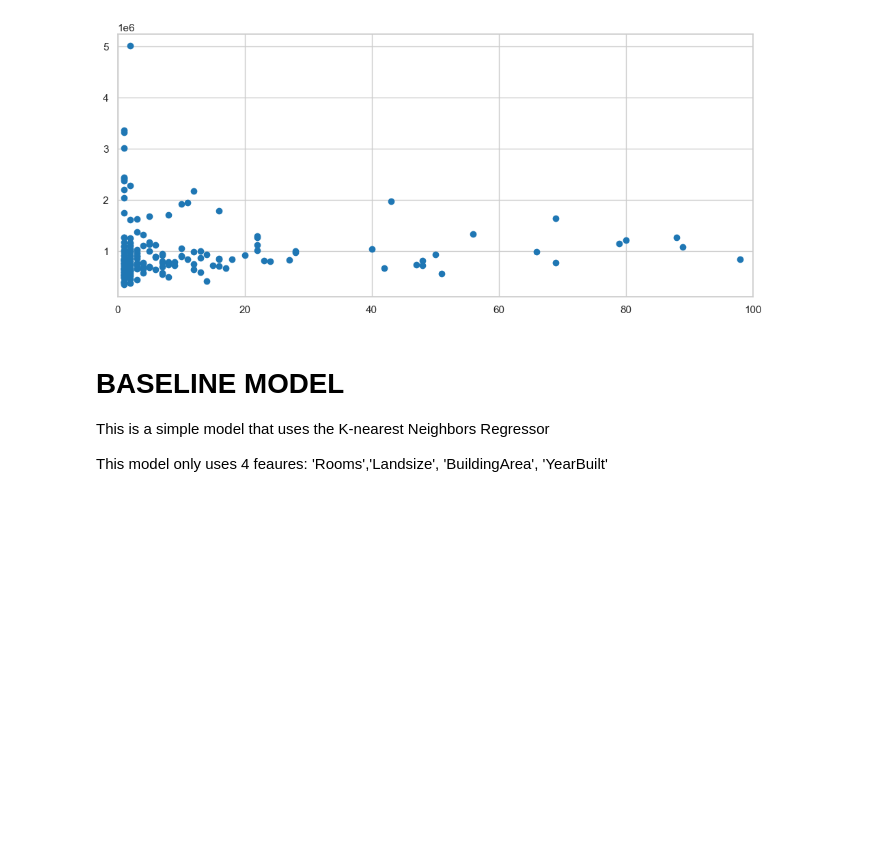
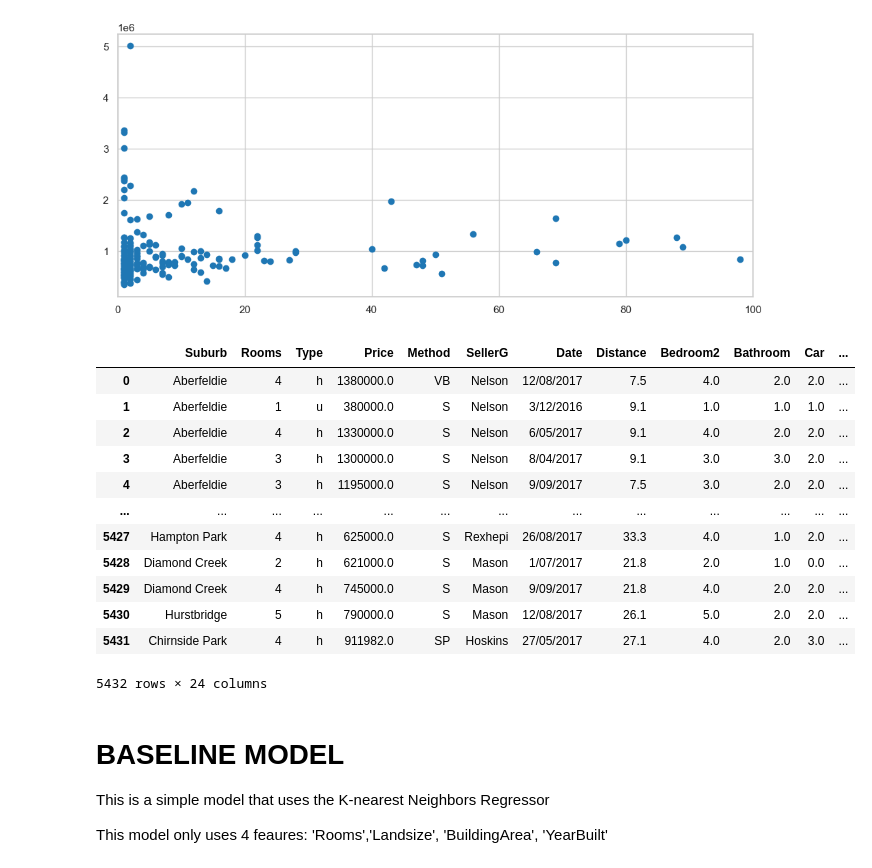
Before and after one commit to pau-torrente/DSUB_p2, a Jupyter notebook: project2.ipynb, the cells around one changed output. Drawn from its saved outputs; the diff is of its cells as text; code cells hidden in the pictures; blank space fills up the shorter version.

```diff
--- a/project2.ipynb
+++ b/project2.ipynb
@@ -275,6 +290,48 @@ plt.scatter(pricevsnumber.HousesSold, pricevsnumber.Price)
 # %% [output]
 <matplotlib.collections.PathCollection at 0x...>
 [figure]
+# %%
+train_set = pd.merge(train_set, seller_mean_price, on = 'SellerG')
+
+train_set = pd.merge(train_set, suburb_mean_price, on = 'Suburb')
+
+train_set = train_set.drop(['Address', 'Postcode'], axis=1)
+
+train_set
+
+
+
+# using .get_dummies function to convert
+# the categorical datatype to numerical
+# and storing the returned dataFrame
+# in a new variable df1
+df1 = pd.get_dummies(df['Purchased'])
+
+# using pd.concat to concatenate the dataframes
+# df and df1 and storing the concatenated
+# dataFrame in df.
+df = pd.concat([df, df1], axis=1).reindex(df.index)
+
+# removing the column 'Purchased' from df
+# as it is of no use now.
+df.drop('Purchased', axis=1, inplace=True)
+
+# printing df
+df
+# %% [output]
+|  | Suburb | Rooms | Type | Price | Method | SellerG | Date | Distance | Bedroom2 | Bathroom | Car | ... |
+| 0 | Aberfeldie | 4 | h | 1380000.0 | VB | Nelson | 12/08/2017 | 7.5 | 4.0 | 2.0 | 2.0 | ... |
+| 1 | Aberfeldie | 1 | u | 380000.0 | S | Nelson | 3/12/2016 | 9.1 | 1.0 | 1.0 | 1.0 | ... |
+| 2 | Aberfeldie | 4 | h | 1330000.0 | S | Nelson | 6/05/2017 | 9.1 | 4.0 | 2.0 | 2.0 | ... |
+| 3 | Aberfeldie | 3 | h | 1300000.0 | S | Nelson | 8/04/2017 | 9.1 | 3.0 | 3.0 | 2.0 | ... |
+| 4 | Aberfeldie | 3 | h | 1195000.0 | S | Nelson | 9/09/2017 | 7.5 | 3.0 | 2.0 | 2.0 | ... |
+| ... | ... | ... | ... | ... | ... | ... | ... | ... | ... | ... | ... | ... |
+| 5427 | Hampton Park | 4 | h | 625000.0 | S | Rexhepi | 26/08/2017 | 33.3 | 4.0 | 1.0 | 2.0 | ... |
+| 5428 | Diamond Creek | 2 | h | 621000.0 | S | Mason | 1/07/2017 | 21.8 | 2.0 | 1.0 | 0.0 | ... |
+| 5429 | Diamond Creek | 4 | h | 745000.0 | S | Mason | 9/09/2017 | 21.8 | 4.0 | 2.0 | 2.0 | ... |
+| 5430 | Hurstbridge | 5 | h | 790000.0 | S | Mason | 12/08/2017 | 26.1 | 5.0 | 2.0 | 2.0 | ... |
+| 5431 | Chirnside Park | 4 | h | 911982.0 | SP | Hoskins | 27/05/2017 | 27.1 | 4.0 | 2.0 | 3.0 | ... |
+5432 rows × 24 columns
 # %% [markdown]
 # BASELINE MODEL
 
```
Also changed, not shown: parts of 3 cells of this notebook.
